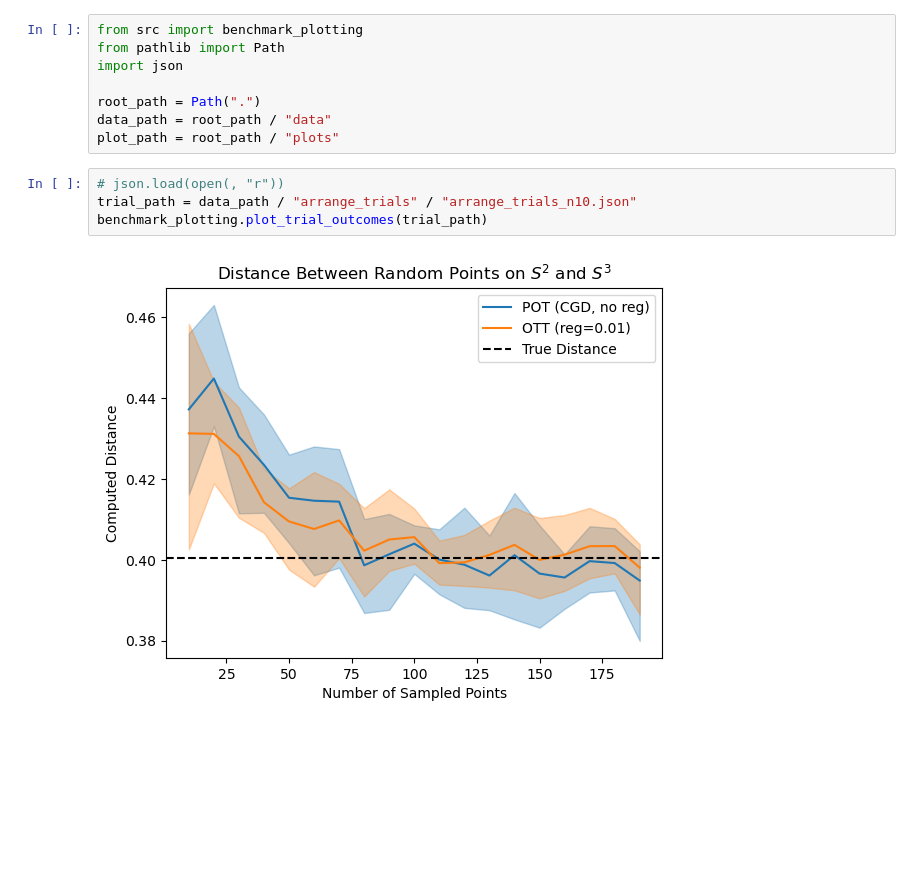
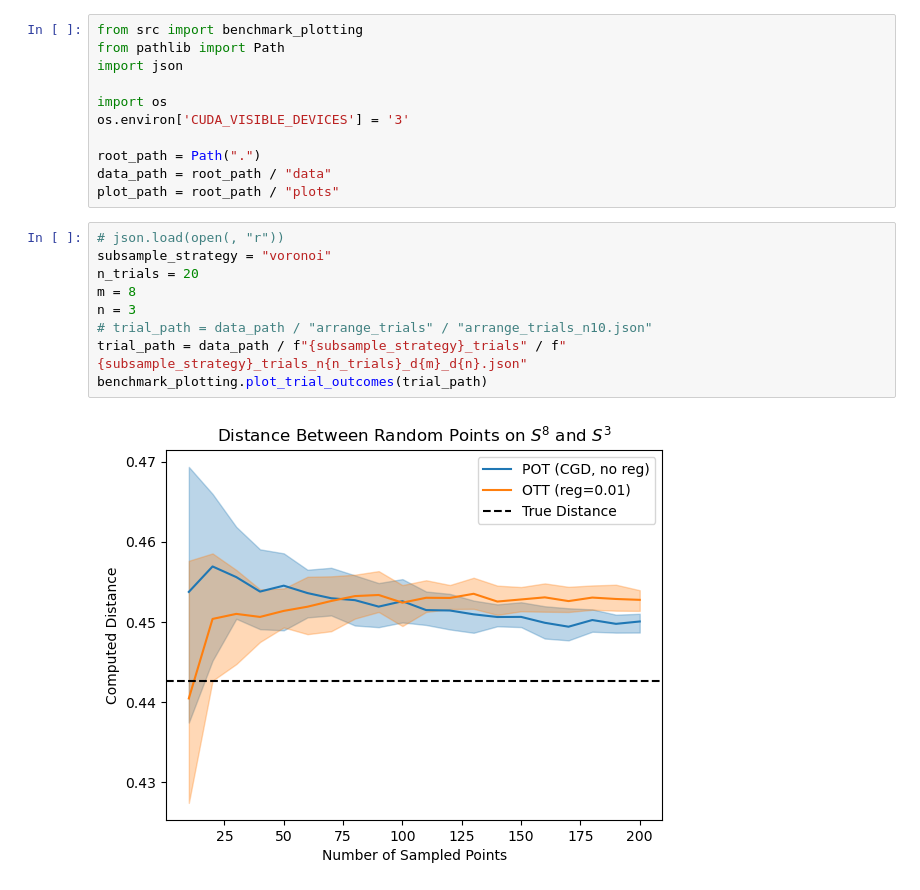
Before and after one commit to Daniel-Packer/gw-between-spheres, a Jupyter notebook: notebooks/benchmark_plotting.ipynb, the cells around one changed output. Cells and saved outputs as stored; diff of their text form; blank space fills up the shorter version.

Commit message:
ran trials

```diff
--- a/notebooks/benchmark_plotting.ipynb
+++ b/notebooks/benchmark_plotting.ipynb
@@ -9,12 +9,20 @@ from src import benchmark_plotting
 from pathlib import Path
 import json
 
+import os
+os.environ['CUDA_VISIBLE_DEVICES'] = '3'
+
 root_path = Path(".")
 data_path = root_path / "data"
 plot_path = root_path / "plots"
 # %%
 # json.load(open(, "r"))
-trial_path = data_path / "arrange_trials" / "arrange_trials_n10.json"
+subsample_strategy = "voronoi"
+n_trials = 20
+m = 8
+n = 3
+# trial_path = data_path / "arrange_trials" / "arrange_trials_n10.json"
+trial_path = data_path / f"{subsample_strategy}_trials" / f"{subsample_strategy}_trials_n{n_trials}_d{m}_d{n}.json"
 benchmark_plotting.plot_trial_outcomes(trial_path)
 # %% [output]
-[figure, old version]
+[figure, new version]
```
Also changed, not shown: parts of 1 cell of this notebook, 28 other files.
